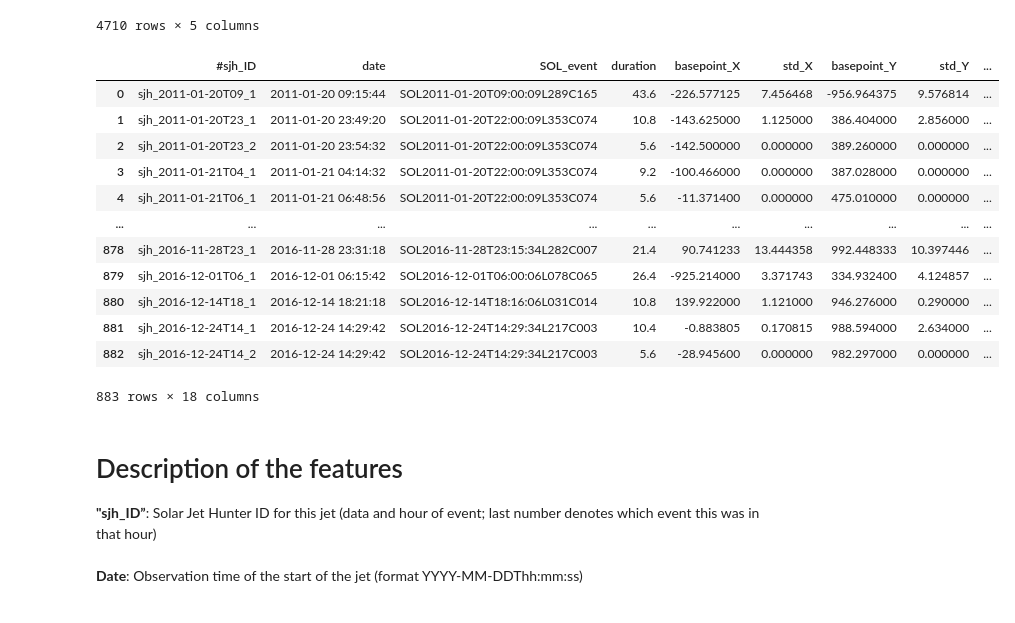
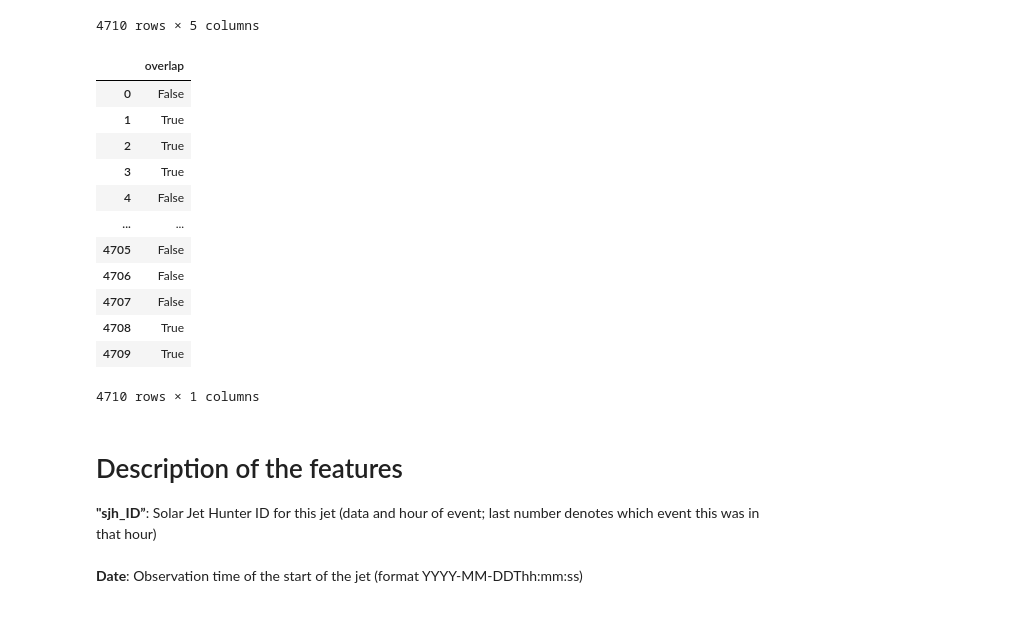
Before and after one commit to CS-433/ml-project-2-jac, a Jupyter notebook: data.ipynb, the cells around one changed output. Saved outputs shown, nothing was run; the diff lists cells and outputs as text; code cells hidden in the pictures.

Commit message:
comparing time intervals

```diff
--- a/data.ipynb
+++ b/data.ipynb
@@ -159,7 +159,7 @@ split_interval = pd.to_timedelta('12 minutes')
 
 # Create a new DataFrame to store the split events
 column_names = ['SOL_standard', 'event_coord1', 'event_coord2', 'event_starttime', 'event_endtime' ]
-split_df = pd.DataFrame(columns=column_names)
+SOL_events = pd.DataFrame(columns=column_names)
 
 # Iterate over the original DataFrame
 for index, row in df.iterrows():
@@ -170,7 +170,7 @@ for index, row in df.iterrows():
 
     time_stamps = intervals[0]
     for i in range((intervals.shape)[0]-1):
-        split_df.loc[len(split_df.index)] = [row['SOL_standard'],
+        SOL_events.loc[len(SOL_events.index)] = [row['SOL_standard'],
                         row['event_coord1'],
                         row['event_coord2'],
                         intervals[i],
@@ -178,8 +178,8 @@ for index, row in df.iterrows():
 
 
 # Display the DataFrame with split events
-print(split_df.shape)
-split_df
+print(SOL_events.shape)
+SOL_events
 # %% [output]
 A value is trying to be set on a copy of a slice from a DataFrame.
 Try using .loc[row_indexer,col_indexer] = value instead
@@ -208,38 +208,70 @@ See the caveats in the documentation: https://pandas.pydata.org/pandas-docs/stab
 # %%
 """
 Compare each time chunk of split_df (HEK CJ events) and the original csv
 
 """
 
 # Add a new column to our .csv containing the endtime of each event
 csv_df = data.copy()
 csv_df['date'] = pd.to_datetime(csv_df['date'])
 
 # Calculate the end time and add a new column 'End_Time'
 csv_df['end_time'] = csv_df['date'] + pd.to_timedelta(csv_df['duration'], unit='m')
 csv_df
 
 """ TO DO
 - for each SOL_event, compare time intervals from split_df and csv_df
 => convert starttime and endtime of csv_df to intervals using pd.interval('starttime', 'endtime')
 => check for overlap by comparing each start_time and end_time from split_df with the jet interval (use interval.right and interval.left)
 - use boolean indexing to index the intervals in split_df that do not overlap
 - use those the fetch images
 """
+
+boolean_df = pd.DataFrame(columns=['overlap'])
+
+def intervals_overlap(start1, end1, start2, end2):
+
+    if (start2 <= start1) & (start1 <= end2): # overlap on the right side of event 1
+        ans = True
+    elif (start2 <= end1) & (end1 <= end2): # overlap on left side of event 1
+        ans = True
+    elif (start1 <= start2) & (start2 <= end1): # event 2 contained in event 1
+        ans = True
+    else:
+        ans = False
+
+    return ans
+
+for SOL_index, SOL_row in SOL_events.iterrows():
+    SOL_id = SOL_row['SOL_standard']
+    overlap = False
+
+    for csv_index, csv_row in csv_df.iterrows():
+        csv_id = csv_row['SOL_event']
+
+        if SOL_id == csv_id:
+            """ compare time intervals """
+            overlap = intervals_overlap(SOL_row['event_starttime'], SOL_row['event_endtime'], csv_row['date'], csv_row['end_time'])
+        else:
+            continue
+
+    boolean_df.loc[len(boolean_df.index)] = overlap # True if the time intervals overlap
+
+boolean_df
 # %% [output]
-|  | #sjh_ID | date | SOL_event | duration | basepoint_X | std_X | basepoint_Y | std_Y | ... |
-| 0 | sjh_2011-01-20T09_1 | 2011-01-20 09:15:44 | SOL2011-01-20T09:00:09L289C165 | 43.6 | -226.577125 | 7.456468 | -956.964375 | 9.576814 | ... |
-| 1 | sjh_2011-01-20T23_1 | 2011-01-20 23:49:20 | SOL2011-01-20T22:00:09L353C074 | 10.8 | -143.625000 | 1.125000 | 386.404000 | 2.856000 | ... |
-| 2 | sjh_2011-01-20T23_2 | 2011-01-20 23:54:32 | SOL2011-01-20T22:00:09L353C074 | 5.6 | -142.500000 | 0.000000 | 389.260000 | 0.000000 | ... |
-| 3 | sjh_2011-01-21T04_1 | 2011-01-21 04:14:32 | SOL2011-01-20T22:00:09L353C074 | 9.2 | -100.466000 | 0.000000 | 387.028000 | 0.000000 | ... |
-| 4 | sjh_2011-01-21T06_1 | 2011-01-21 06:48:56 | SOL2011-01-20T22:00:09L353C074 | 5.6 | -11.371400 | 0.000000 | 475.010000 | 0.000000 | ... |
-| ... | ... | ... | ... | ... | ... | ... | ... | ... | ... |
-| 878 | sjh_2016-11-28T23_1 | 2016-11-28 23:31:18 | SOL2016-11-28T23:15:34L282C007 | 21.4 | 90.741233 | 13.444358 | 992.448333 | 10.397446 | ... |
-| 879 | sjh_2016-12-01T06_1 | 2016-12-01 06:15:42 | SOL2016-12-01T06:00:06L078C065 | 26.4 | -925.214000 | 3.371743 | 334.932400 | 4.124857 | ... |
-| 880 | sjh_2016-12-14T18_1 | 2016-12-14 18:21:18 | SOL2016-12-14T18:16:06L031C014 | 10.8 | 139.922000 | 1.121000 | 946.276000 | 0.290000 | ... |
-| 881 | sjh_2016-12-24T14_1 | 2016-12-24 14:29:42 | SOL2016-12-24T14:29:34L217C003 | 10.4 | -0.883805 | 0.170815 | 988.594000 | 2.634000 | ... |
-| 882 | sjh_2016-12-24T14_2 | 2016-12-24 14:29:42 | SOL2016-12-24T14:29:34L217C003 | 5.6 | -28.945600 | 0.000000 | 982.297000 | 0.000000 | ... |
+|  | overlap |
+| 0 | False |
+| 1 | True |
+| 2 | True |
+| 3 | True |
+| 4 | False |
+| ... | ... |
+| 4705 | False |
+| 4706 | False |
+| 4707 | False |
+| 4708 | True |
+| 4709 | True |
-883 rows × 18 columns
+4710 rows × 1 columns
 # %% [markdown]
 <h1>Description of the features</h1>
 
```
